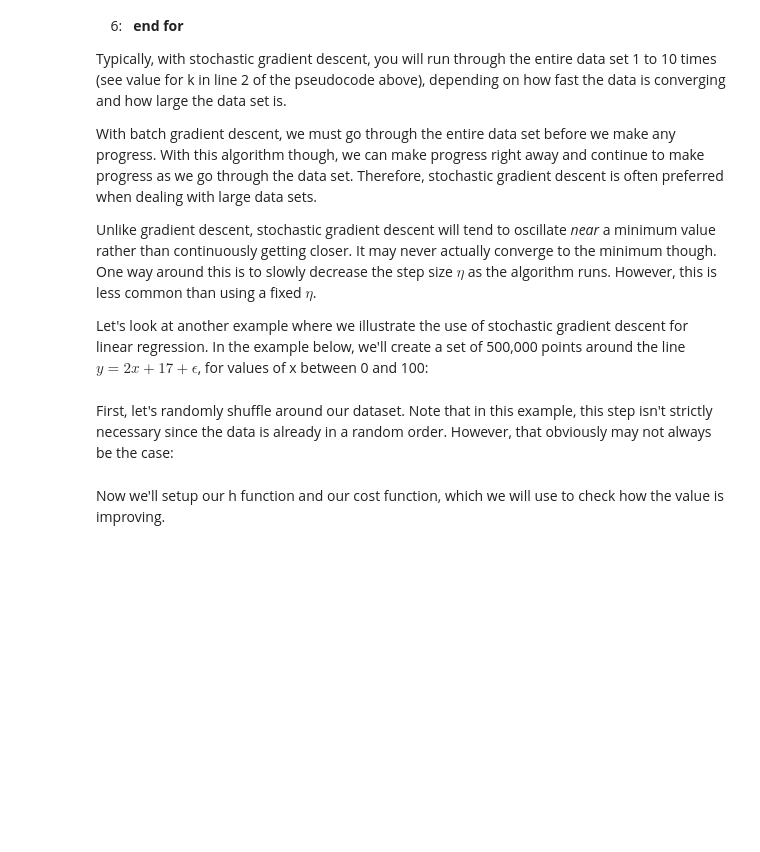
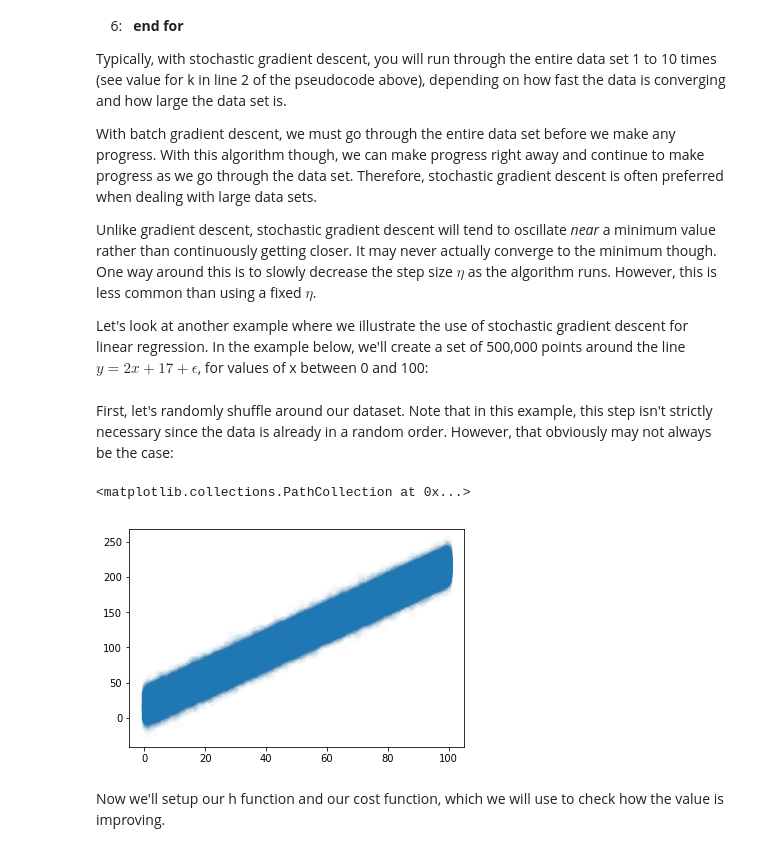
Before and after one commit to MU-CSE627/MU-CSE627, a Jupyter notebook: labs/lab-05-SGD/lab-04.ipynb, the cells around one changed output. Saved outputs shown, nothing was run; the diff lists cells and outputs as text; code cells hidden in the pictures; blank space fills up the shorter version.

```diff
--- a/labs/lab-05-SGD/lab-04.ipynb
+++ b/labs/lab-05-SGD/lab-04.ipynb
@@ -365,11 +459,16 @@ from random import shuffle
 
 x_shuf = []
 y_shuf = []
-index_shuf = range(len(x))
+index_shuf = list(range(len(x)))
 shuffle(index_shuf)
 for i in index_shuf:
     x_shuf.append(x[i])
     y_shuf.append(y[i])
+# %%
+scatter(x_shuf, y_shuf, alpha=0.02)
+# %% [output]
+<matplotlib.collections.PathCollection at 0x...>
+[figure, added]
 # %% [markdown]
 Now we'll setup our h function and our cost function, which we will use to check how the value is improving.
 # %%
```
Also changed, not shown: parts of 14 cells of this notebook.
